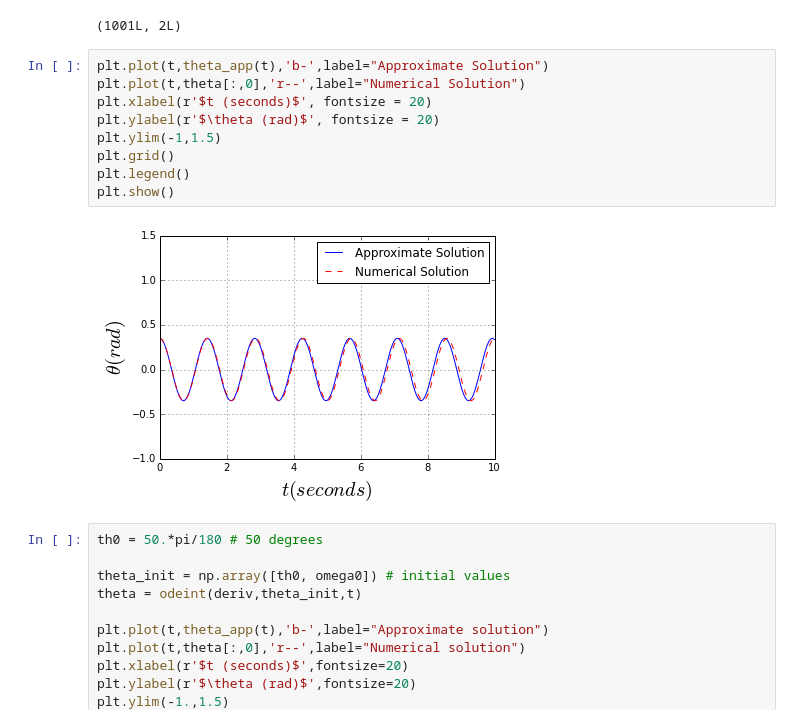
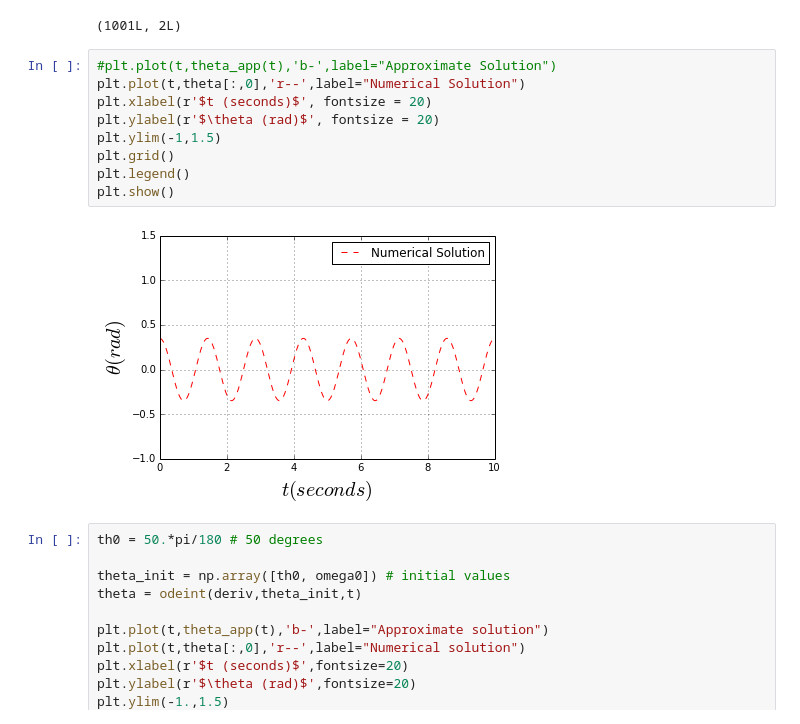
Before and after one commit to jbowen02/PHYS202-S14, a Jupyter notebook: SciPy/ODETour.ipynb, the cells around one changed output. Saved outputs shown, nothing was run; the diff lists cells and outputs as text.

```diff
--- a/SciPy/ODETour.ipynb
+++ b/SciPy/ODETour.ipynb
@@ -50,16 +50,16 @@ print theta.shape
 # %% [output]
 (1001L, 2L)
 # %%
-plt.plot(t,theta_app(t),'b-',label="Approximate Solution")
+#plt.plot(t,theta_app(t),'b-',label="Approximate Solution")
 plt.plot(t,theta[:,0],'r--',label="Numerical Solution")
 plt.xlabel(r'$t (seconds)$', fontsize = 20)
 plt.ylabel(r'$\theta (rad)$', fontsize = 20)
 plt.ylim(-1,1.5)
 plt.grid()
 plt.legend()
 plt.show()
 # %% [output]
-[figure, old version]
+[figure, new version]
 # %%
 th0 = 50.*pi/180 # 50 degrees
 
```
Also changed, not shown: 2 other files.
